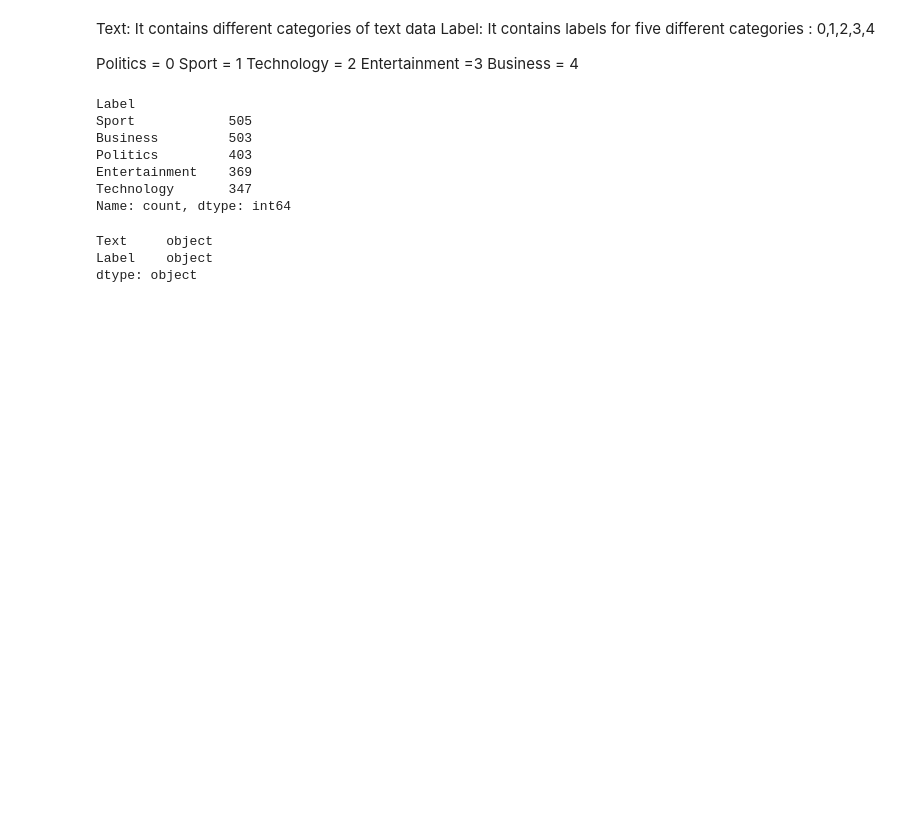
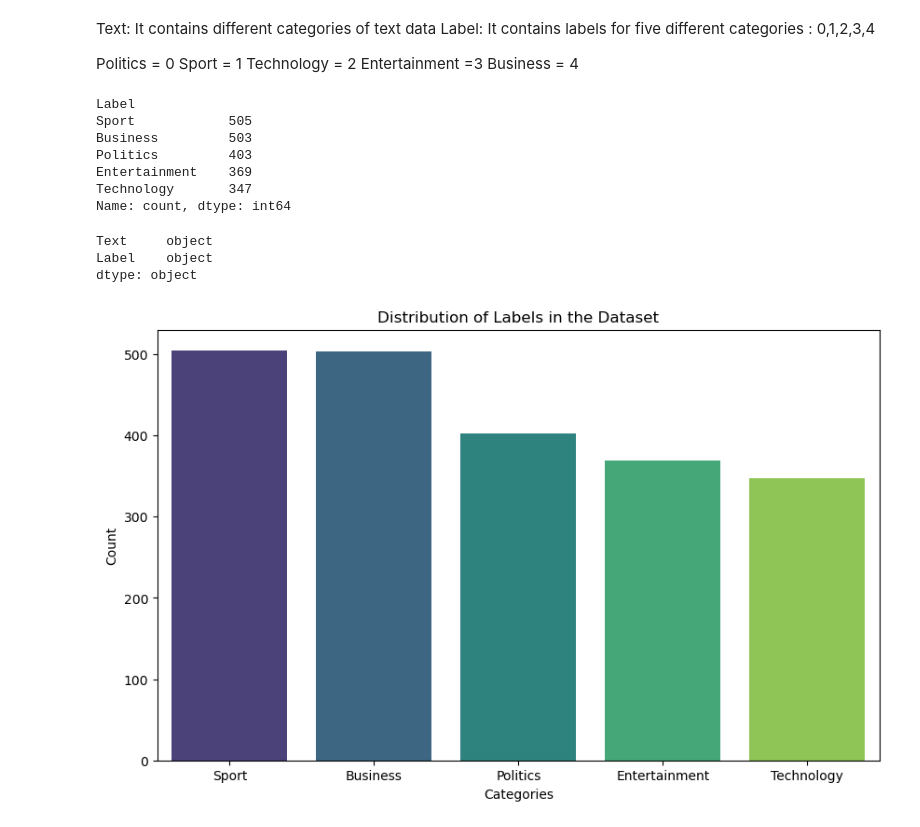
Before and after one commit to NANITH777/Text_Classification, a Jupyter notebook: model.ipynb, the cells around one changed output. Saved outputs shown, nothing was run; the diff lists cells and outputs as text; code cells hidden in the pictures; blank space fills up the shorter version.

```diff
--- a/model.ipynb
+++ b/model.ipynb
@@ -132,3 +132,13 @@ figure = px.pie(df,
                hole = .5,
                title = 'Label distribution of the Text')
 figure.show()
+# %%
+# Bar plot using Seaborn
+plt.figure(figsize=(10, 6))
+sns.countplot(x='Label', data=df, order=df['Label'].value_counts().index, palette='viridis')
+plt.title('Distribution of Labels in the Dataset')
+plt.xlabel('Categories')
+plt.ylabel('Count')
+plt.show()
+# %% [output]
+[figure, added]
```
